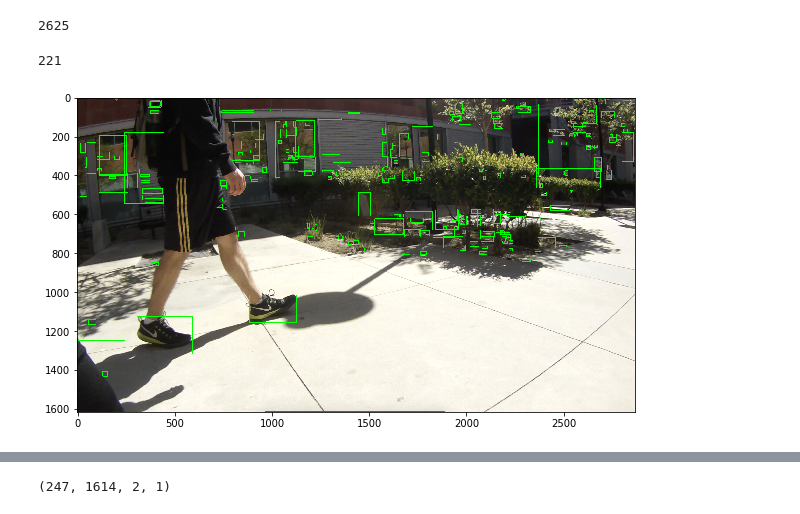
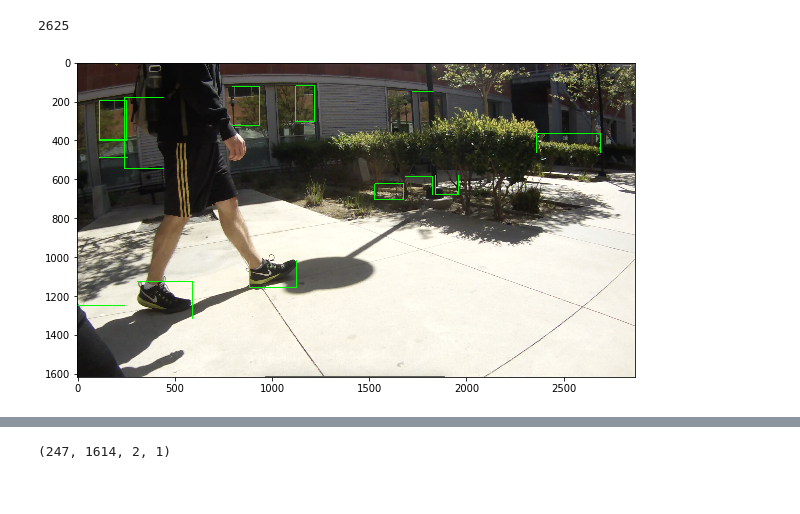
Before and after one commit to luoken/Shoe-detector, a Jupyter notebook: utils/Testing.ipynb, the cells around one changed output, grey strips where cells are left out. Saved outputs shown, nothing was run; the diff lists cells and outputs as text; code cells hidden in the pictures.

```diff
--- a/utils/Testing.ipynb
+++ b/utils/Testing.ipynb
@@ -67,10 +67,10 @@ len(img1_contours)
 # %% [output]
 2625
 # %%
-def filter_boxes(img_rectangle_list, filter_size=0):
+def filter_boxes(img_rectangle_list, upper_filter_size=0, lower_filter_size= 99999):
     filtered_boxes = []
     for rectangle in img_rectangle_list:
-        if(rectangle[2] * rectangle[3] > filter_size):
+        if((rectangle[2] * rectangle[3] > upper_filter_size) and (rectangle[2] * rectangle[3] < lower_filter_size)):
             filtered_boxes.append(rectangle)
     return filtered_boxes
 
@@ -102,19 +102,18 @@ def draw_rectangles(img, img_rectangle_list, x_offset=0, y_offset=0):
 #             positive_roi.append((x, y, w, h) )
 #     return positive_roi
 # %%
-box_filter_size = 200
+upper_filter_size = 10000
+lower_filter_size = 100000
 # dimensions = (1080,1080)
 # this gets the rectangle, will show the x y coordinate then width and height
 img1_all_boxes = [cv2.boundingRect(c) for c in img1_contours]
-img1_filter_boxes = filter_boxes(img1_all_boxes, box_filter_size)
+img1_filter_boxes = filter_boxes(img1_all_boxes, upper_filter_size, lower_filter_size)
 # draw_rectangles(foot_copy_copy, img1_filter_boxes, 5, 5)
-print(len(img1_filter_boxes))
 draw_rectangles(foot_copy_copy, img1_filter_boxes)
 # roi_filtered_1 = get_positive_roi(foot, img1_filter_boxes)
 # draw_rectangles(foot, roi_filtered_1, 5, 5)
 plt.figure(figsize=(10, 6))
 plt.imshow(cv2.cvtColor(foot_copy_copy, cv2.COLOR_BGR2RGB))
 plt.show()
 # %% [output]
-221
-[figure, old version]
+[figure, new version]
```
Also changed, not shown: parts of 12 cells of this notebook, 1 other file.
